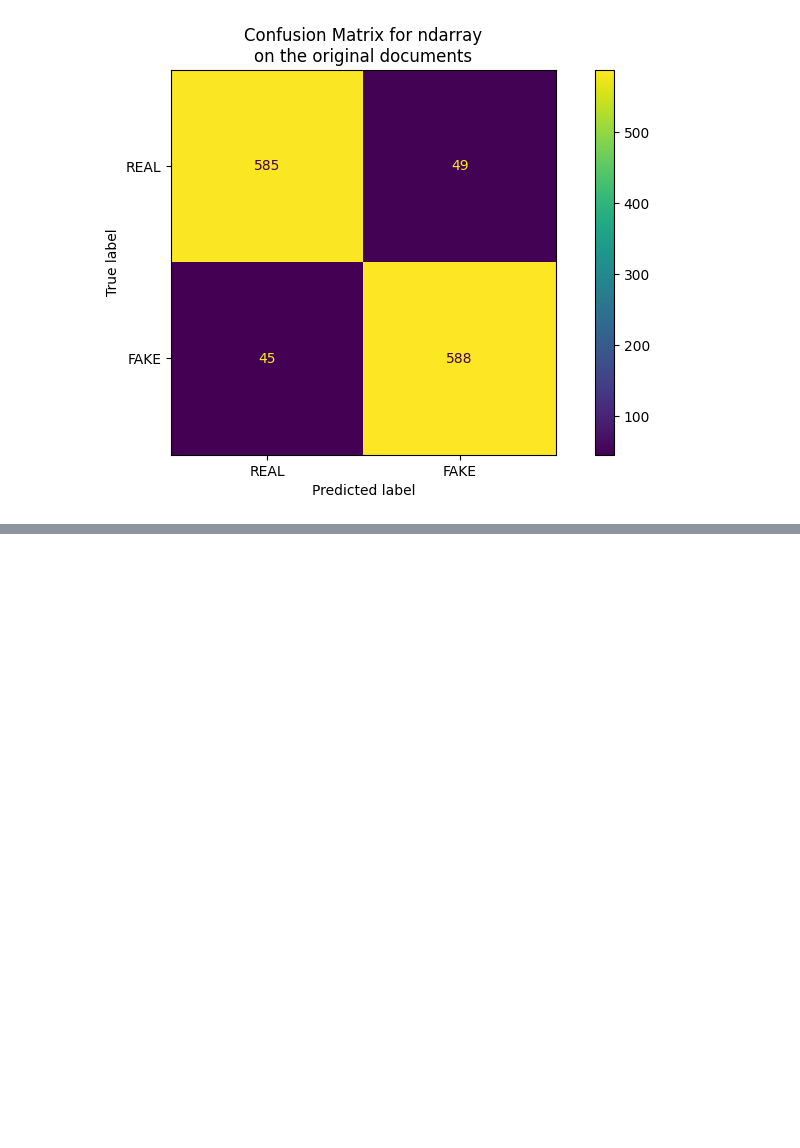
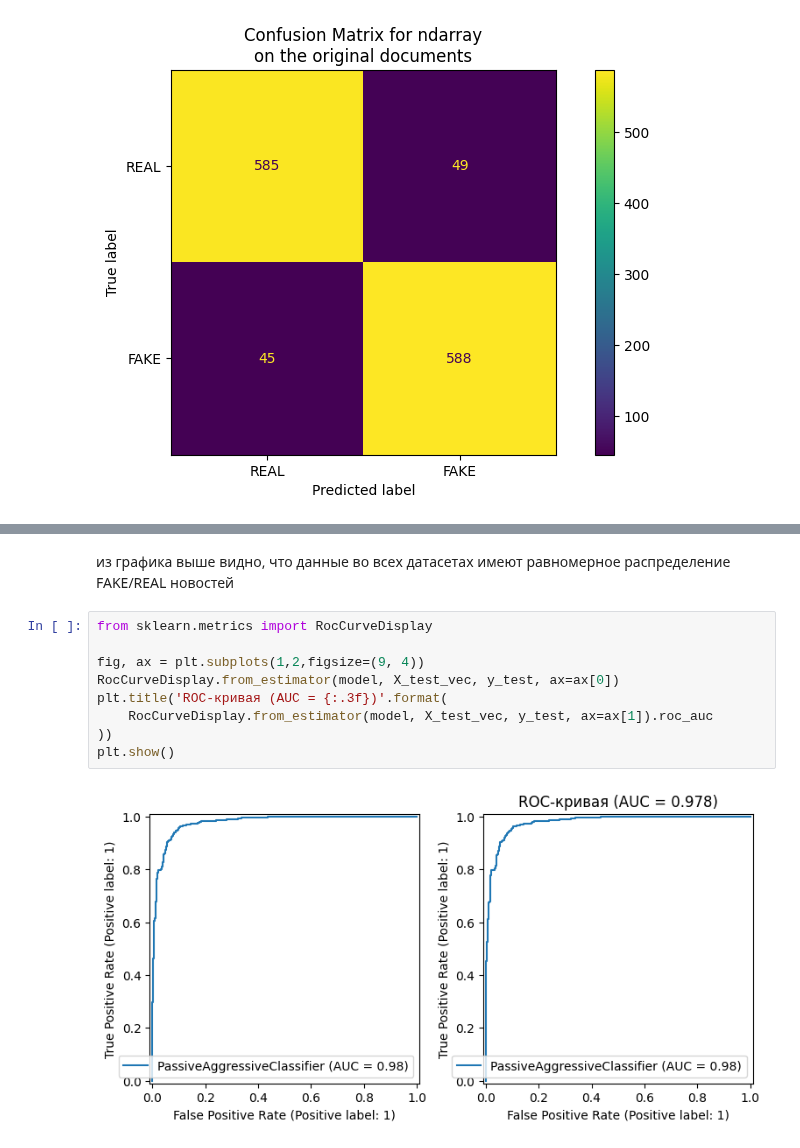
Before and after one commit to AleksandrMac/learning, a Jupyter notebook: ai/practic/1.1/1.1_task.ipynb, the cells around one changed output, grey strips where cells are left out. Cells and saved outputs as stored; diff of their text form; blank space fills up the shorter version.

```diff
--- a/ai/practic/1.1/1.1_task.ipynb
+++ b/ai/practic/1.1/1.1_task.ipynb
@@ -125,0 +144,13 @@ _ = ax.set_title(
+# %% [markdown]
+из графика выше видно, что данные во всех датасетах имеют равномерное распределение FAKE/REAL новостей
+# %%
+from sklearn.metrics import RocCurveDisplay
+
+fig, ax = plt.subplots(1,2,figsize=(9, 4))
+RocCurveDisplay.from_estimator(model, X_test_vec, y_test, ax=ax[0])
+plt.title('ROC-кривая (AUC = {:.3f})'.format(
+    RocCurveDisplay.from_estimator(model, X_test_vec, y_test, ax=ax[1]).roc_auc
+))
+plt.show()
+# %% [output]
+[figure, added]
```
Also changed, not shown: parts of 8 cells of this notebook.
